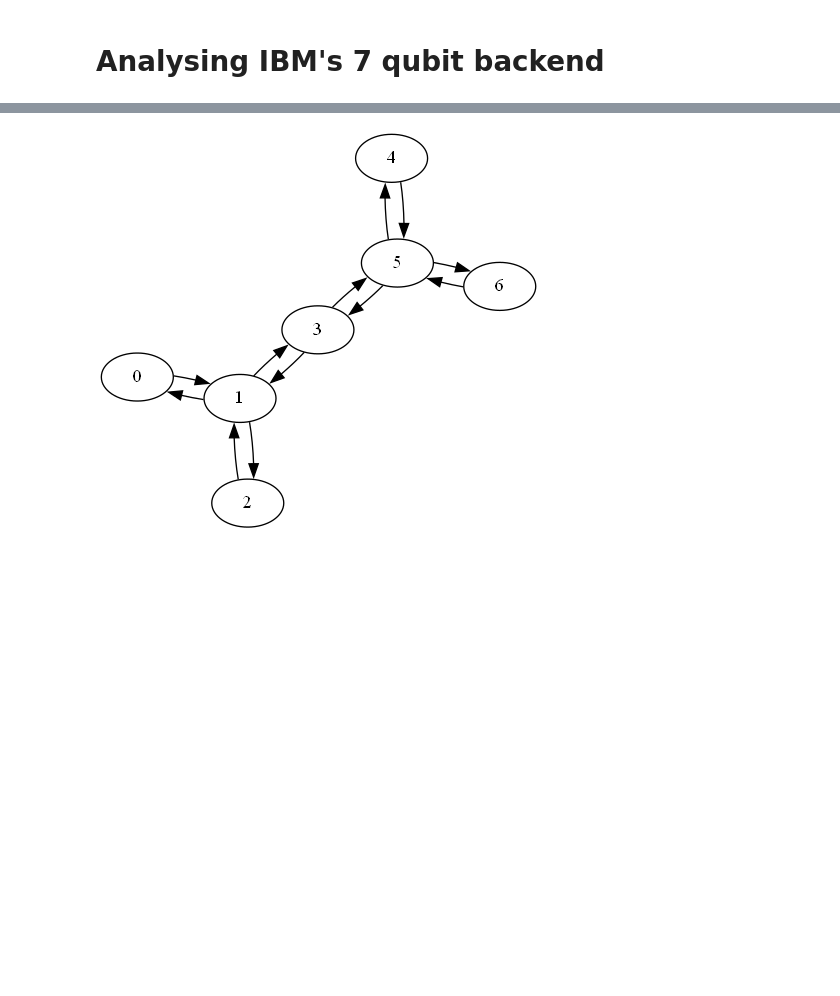
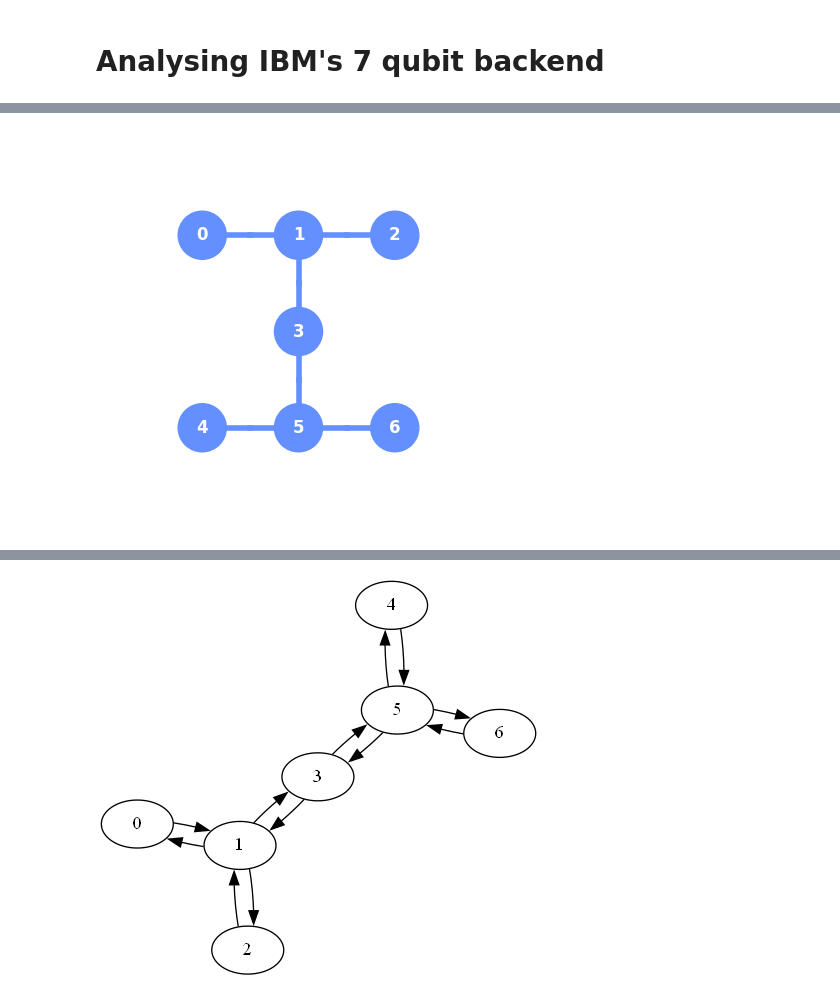
Before and after one commit to thspreetham98/quantum_project, a Jupyter notebook: snooping_v1/one_way_cnots_gap.ipynb, the cells around one changed output, grey strips where cells are left out. Cells and saved outputs as stored; diff of their text form; code cells hidden in the pictures; blank space fills up the shorter version.

```diff
--- a/snooping_v1/one_way_cnots_gap.ipynb
+++ b/snooping_v1/one_way_cnots_gap.ipynb
@@ -9,0 +58,4 @@ backend = provider.get_backend("ibmq_jakarta")
+# %%
+plot_gate_map(backend)
+# %% [output]
+[figure, added]
```
Also changed, not shown: parts of 8 cells of this notebook.
